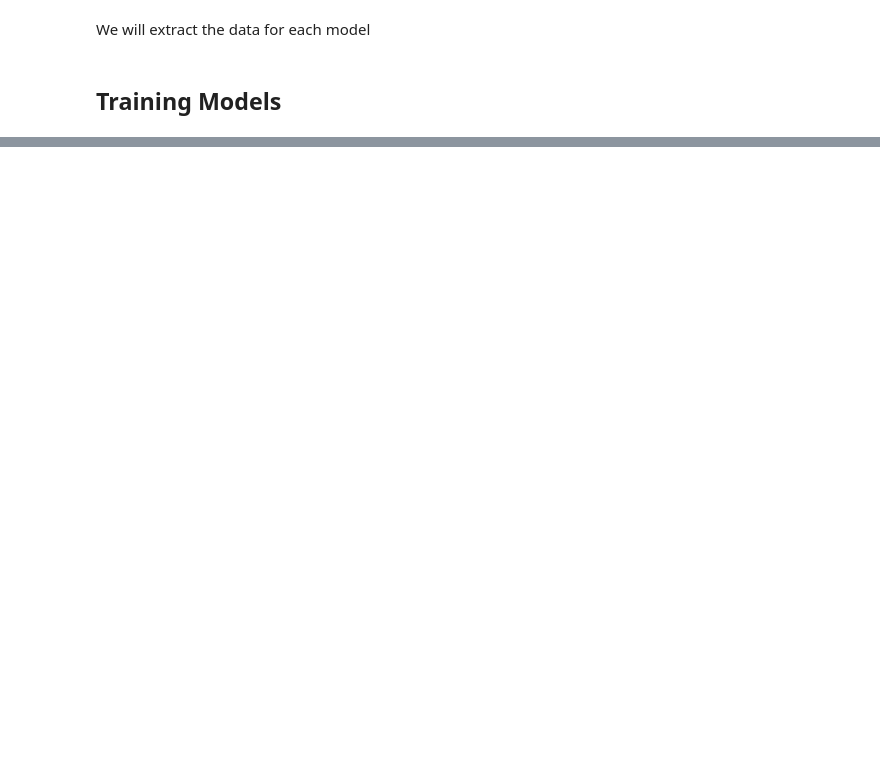
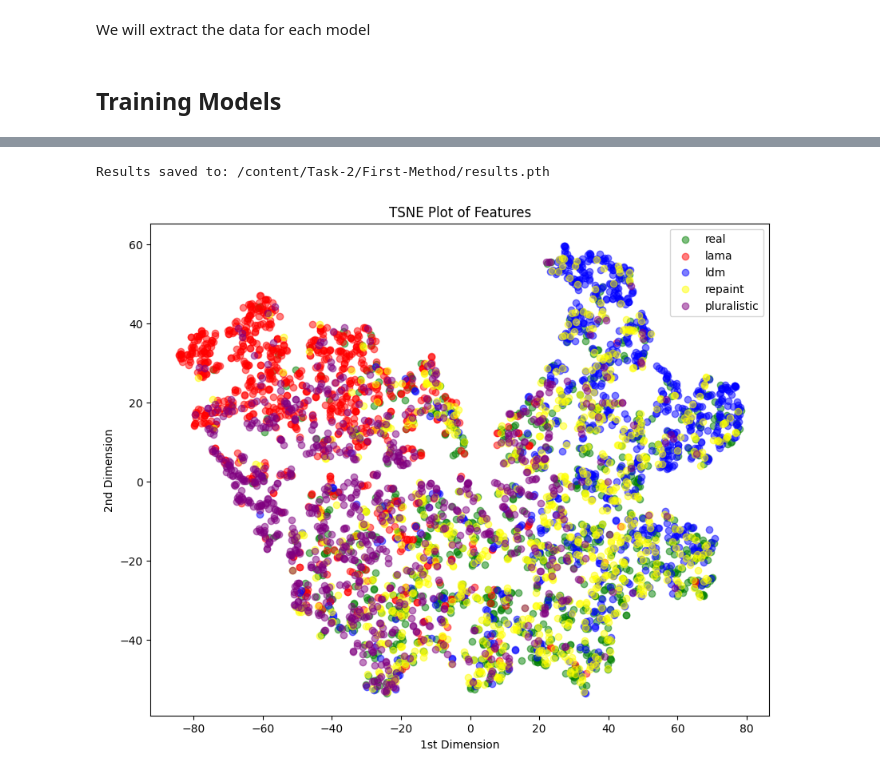
Before and after one commit to Razvan48/Proiect-Deep-Learning-DL, a Jupyter notebook: Proiect_Task_2_First_Method.ipynb, the cells around one changed output, grey strips where cells are left out. Saved outputs shown, nothing was run; the diff lists cells and outputs as text; code cells hidden in the pictures; blank space fills up the shorter version.

```diff
--- a/Proiect_Task_2_First_Method.ipynb
+++ b/Proiect_Task_2_First_Method.ipynb
@@ -293 +293,9 @@ def train_timm_scratch_one_epoch(
     return results
+# %%
+results = train_timm_scratch(
+    dataloaders=loaders,
+    model_name='xception41',
+    num_classes=5,
+    lr=1e-3,
+    num_epochs=5
+)
@@ -294,3 +325,12 @@ def train_timm_scratch_one_epoch(
+# %%
+
+import os
+# save models in local
+os.makedirs(os.path.dirname(save_path), exist_ok=True)  # Ensure the directory exists
+torch.save(results['model_state_dic'], save_path)
+print(f"Results saved to: {save_path}")
+# %% [output]
+Results saved to: /content/Task-2/First-Method/results.pth
 # %%
 def plot_tsne(features, labels, num_classes=5):
   tsne = TSNE(n_components=2, random_state=17, perplexity=30)
@@ -332,10 +372 @@ def plot_tsne(features, labels, num_classes=5):
   plt.show()
-# %%
-results = train_timm_scratch_one_epoch(
-    dataloaders=loaders,
-    model_name='xception41',
-    num_classes=5,
-    lr=1e-3
-)
-
-plot_tsne(results['valid_features'], results['valid_labels'])
@@ -347,0 +373,6 @@ print(f"Results saved to: {save_path}")
+# %%
+# print(results['valid_features'].shape)
+
+plot_tsne(results['valid_features'].mean(axis=(2, 3)), results['valid_labels'])
+# %% [output]
+[figure, added]
```
Also changed, not shown: parts of 8 cells of this notebook, 4 other files.
